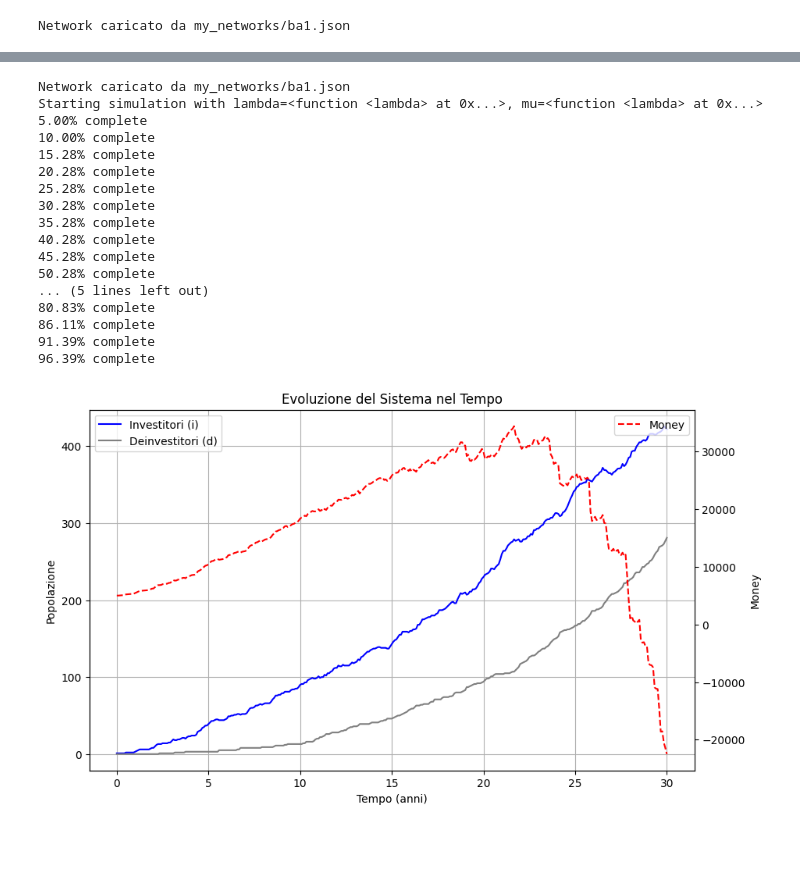
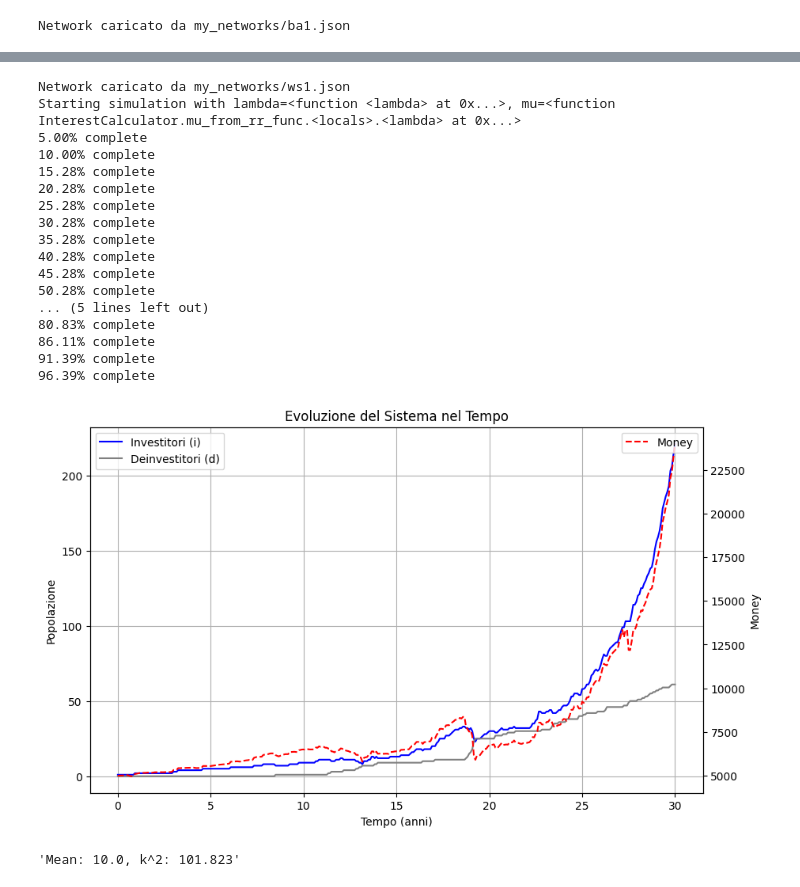
Before and after one commit to NexganGH/Ponzi-Scheme, a Jupyter notebook: pde_calculator.ipynb, the cells around one changed output, grey strips where cells are left out. Cells and saved outputs as stored; diff of their text form; code cells hidden in the pictures; blank space fills up the shorter version.

```diff
--- a/pde_calculator.ipynb
+++ b/pde_calculator.ipynb
@@ -168,37 +188,41 @@ plt.plot(t, [interest_calc_sp500.mu_from_rr_func()(ti) for ti in t])
 # %%
 
-net2 = BaNetwork.load_json('my_networks/ba1.json')
+net2 = WattsStrogatzNetwork.load_json('my_networks/ws1.json')
 
-interest_calculator = networks.interest_calculator.InterestCalculator(r_p = lambda t: 0.15, r_r = lambda t: 0.05)
+interest_calculator = networks.interest_calculator.InterestCalculator(r_p = lambda t: 0.1, r_r = data.interpolated_r_r)
 
 ponzi = PonziSimulation(
     network=net2,
     interest_calculator=interest_calculator,
     max_time_units=30 * 12,
     dt=1. / 12,
-    lambda_= lambda _: 0.02,#interest_calc_sp500.lambda_from_rr_func(max=0.1, steepness=10),
-    mu= lambda _: 0.05,#interest_calc_sp500.mu_from_rr_func(max=0.5, steepness=30),
+    lambda_= lambda _: 0.05,#interest_calc_sp500.lambda_from_rr_func(max=0.1, steepness=10),
+    mu= interest_calc_sp500.mu_from_rr_func(base=0.05, min=0.03, max=0.8, steepness=150),
     capital_per_person=100,
     ponzi_capital=5000)
 ponzi.simulate_ponzi()
 
 ponzi.graph('asd', show_potential=False)
 # %% [output]
-Network caricato da my_networks/ba1.json
-Starting simulation with lambda=<function <lambda> at 0x...>, mu=<function <lambda> at 0x...>
+Network caricato da my_networks/ws1.json
+Starting simulation with lambda=<function <lambda> at 0x...>, mu=<function InterestCalculator.mu_from_rr_func.<locals>.<lambda> at 0x...>
 5.00% complete
 10.00% complete
 15.28% complete
 20.28% complete
 25.28% complete
 30.28% complete
 35.28% complete
 40.28% complete
 45.28% complete
 50.28% complete
 ... (5 lines left out)
 80.83% complete
 86.11% complete
 91.39% complete
 96.39% complete
-[figure, old version]
+[figure, new version]
+# %%
+net2.print_k_info()
+# %% [output]
+'Mean: 10.0, k^2: 101.823'
```
Also changed, not shown: parts of 9 cells of this notebook, 16 other files.
